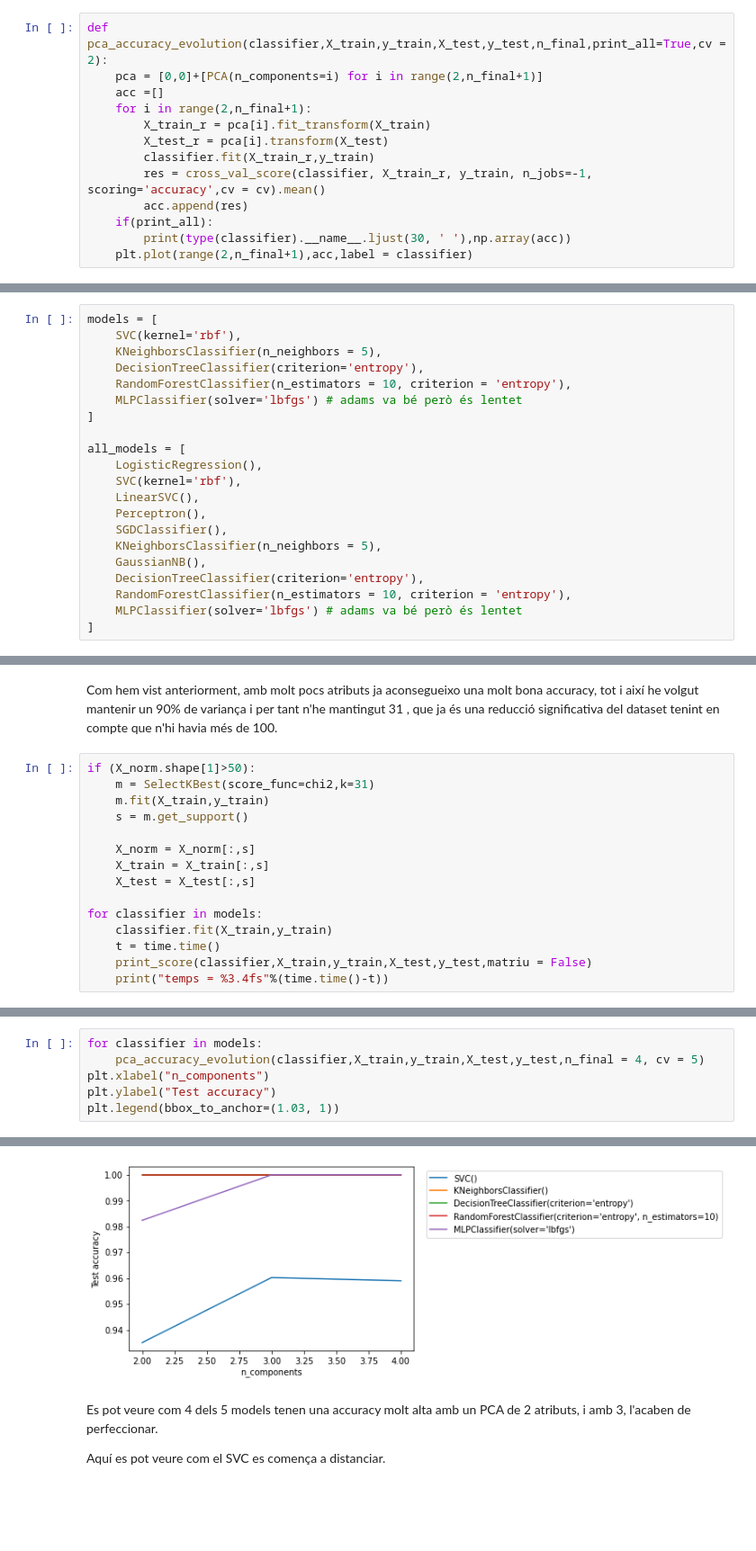
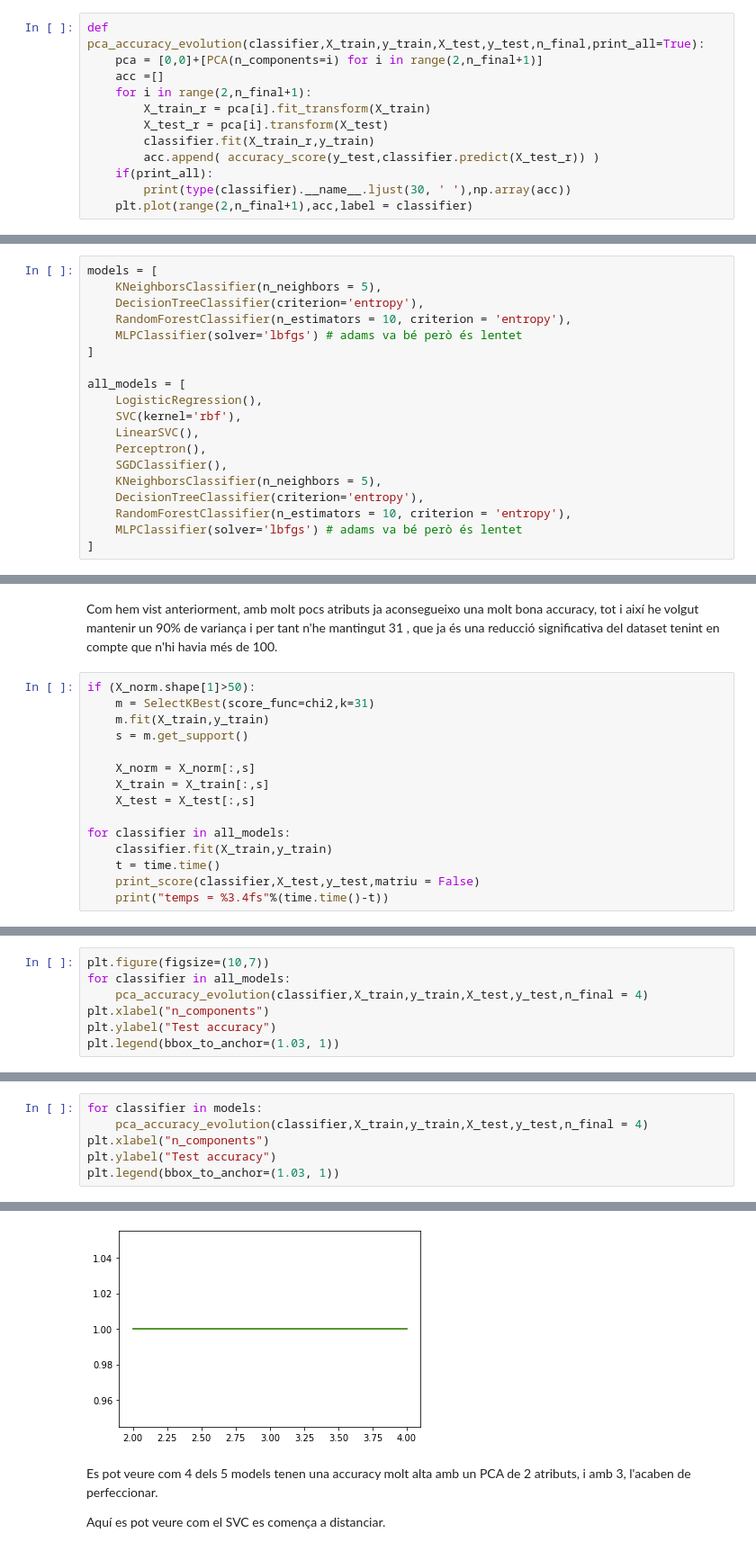
Before and after one commit to AlbertRoca29/Mushrooms, a Jupyter notebook: mushrooms.ipynb, the cells around one changed output, grey strips where cells are left out. Shown at 90% size. Cells and saved outputs as stored; diff of their text form; blank space fills up the shorter version.

```diff
--- a/mushrooms.ipynb
+++ b/mushrooms.ipynb
@@ -429,15 +447,14 @@ L'objectiu és saber a quin nombre de components he de reduir l'espai, per acons
 # %% [markdown]
 Per això creare diferents subsets. Les variables que trio per a cada un són aconseguides a partir d'un PCA per a cada nombre de variables.
 # %%
-def pca_accuracy_evolution(classifier,X_train,y_train,X_test,y_test,n_final,print_all=True,cv = 2):
+def pca_accuracy_evolution(classifier,X_train,y_train,X_test,y_test,n_final,print_all=True):
     pca = [0,0]+[PCA(n_components=i) for i in range(2,n_final+1)]
     acc =[]
     for i in range(2,n_final+1):
         X_train_r = pca[i].fit_transform(X_train)
         X_test_r = pca[i].transform(X_test)
         classifier.fit(X_train_r,y_train)
-        res = cross_val_score(classifier, X_train_r, y_train, n_jobs=-1, scoring='accuracy',cv = cv).mean()
-        acc.append(res)
+        acc.append( accuracy_score(y_test,classifier.predict(X_test_r)) )
     if(print_all):
         print(type(classifier).__name__.ljust(30, ' '),np.array(acc))
     plt.plot(range(2,n_final+1),acc,label = classifier)
@@ -469,6 +485,5 @@ Bé, el SVC està una mica al mig, però l'agafo també.
 # %%
 models = [
-    SVC(kernel='rbf'),
     KNeighborsClassifier(n_neighbors = 5),
     DecisionTreeClassifier(criterion='entropy'),
     RandomForestClassifier(n_estimators = 10, criterion = 'entropy'),
@@ -482,7 +497,6 @@ all_models = [
     Perceptron(),
     SGDClassifier(),
     KNeighborsClassifier(n_neighbors = 5),
-    GaussianNB(),
     DecisionTreeClassifier(criterion='entropy'),
     RandomForestClassifier(n_estimators = 10, criterion = 'entropy'),
     MLPClassifier(solver='lbfgs') # adams va bé però és lentet
@@ -527,9 +541,9 @@ if (X_norm.shape[1]>50):
     X_train = X_train[:,s]
     X_test = X_test[:,s]
 
-for classifier in models:
+for classifier in all_models:
     classifier.fit(X_train,y_train)
     t = time.time()
-    print_score(classifier,X_train,y_train,X_test,y_test,matriu = False)
+    print_score(classifier,X_test,y_test,matriu = False)
     print("temps = %3.4fs"%(time.time()-t))
 # %% [output]
@@ -554,0 +569,7 @@ temps = 2.4657s
+# %%
+plt.figure(figsize=(10,7))
+for classifier in all_models:
+    pca_accuracy_evolution(classifier,X_train,y_train,X_test,y_test,n_final = 4)
+plt.xlabel("n_components")
+plt.ylabel("Test accuracy")
+plt.legend(bbox_to_anchor=(1.03, 1))
@@ -555,6 +588,6 @@ temps = 2.4657s
 # %%
 for classifier in models:
-    pca_accuracy_evolution(classifier,X_train,y_train,X_test,y_test,n_final = 4, cv = 5)
+    pca_accuracy_evolution(classifier,X_train,y_train,X_test,y_test,n_final = 4)
 plt.xlabel("n_components")
 plt.ylabel("Test accuracy")
 plt.legend(bbox_to_anchor=(1.03, 1))
@@ -568,4 +599,4 @@ MLPClassifier                  [0.98241 1.      1.     ]
-[figure, old version]
+[figure, new version]
 # %% [markdown]
 Es pot veure com 4 dels 5 models tenen una accuracy molt alta amb un PCA de 2 atributs, i amb 3, l'acaben de perfeccionar.
 
```
Also changed, not shown: parts of 37 cells of this notebook.
